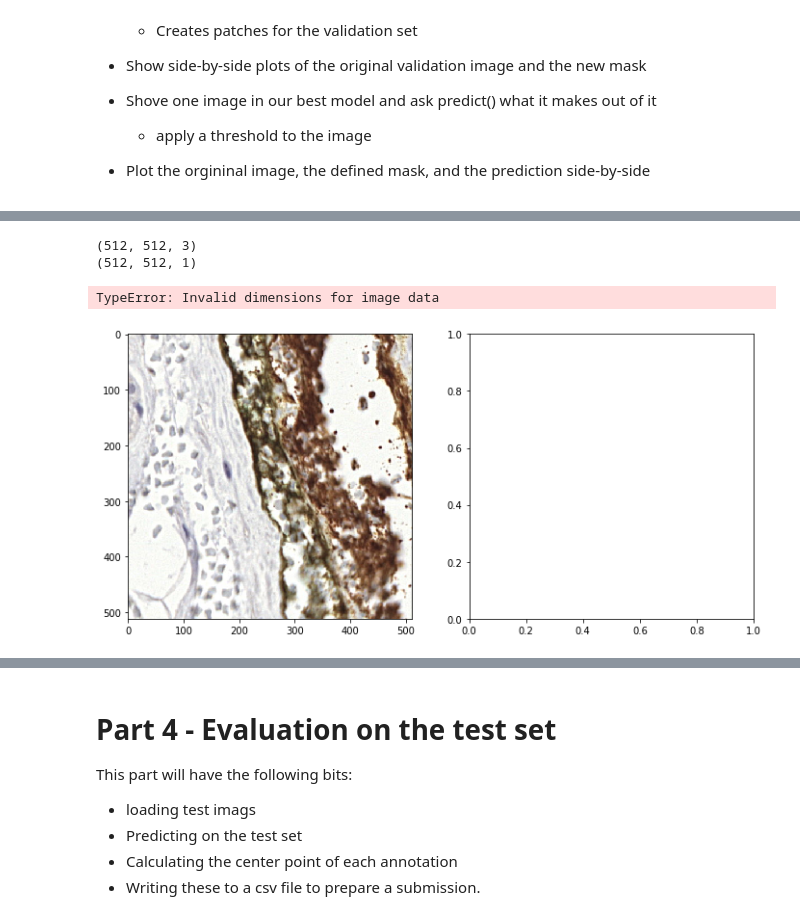
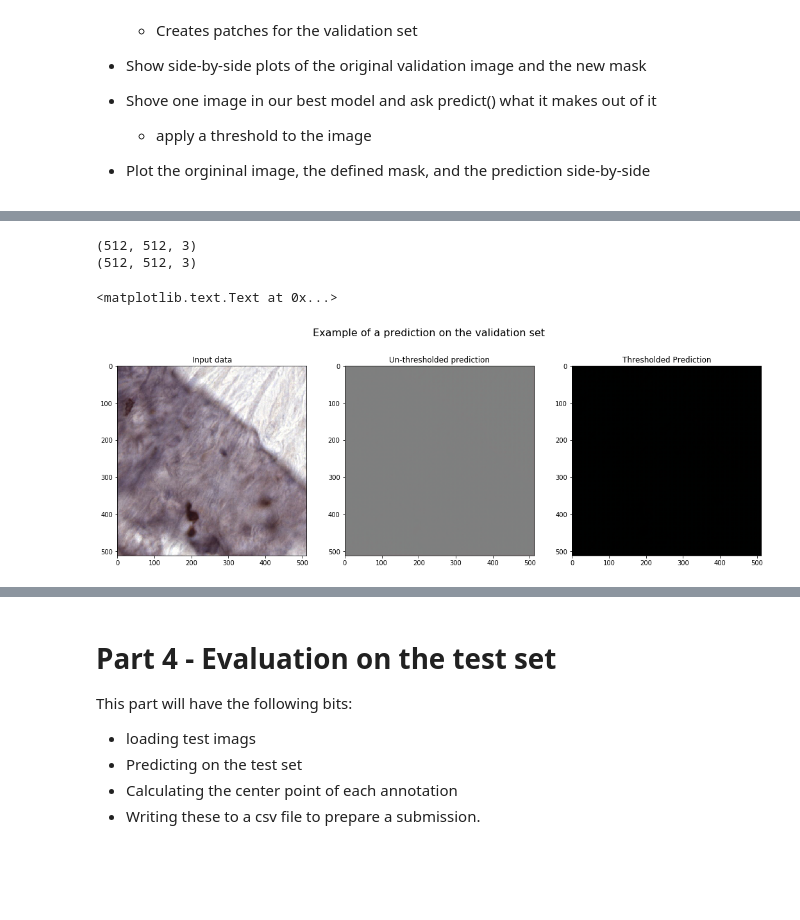
Before and after one commit to jeffluppes/ISMI2018, a Jupyter notebook: Project/ProjectNotebook.ipynb, the cells around one changed output, grey strips where cells are left out. Drawn from its saved outputs; the diff is of its cells as text; code cells hidden in the pictures; blank space fills up the shorter version.

```diff
--- a/Project/ProjectNotebook.ipynb
+++ b/Project/ProjectNotebook.ipynb
@@ -291,5 +280,5 @@ def getCoord(img, img_path, width, height, csv_file):
 # %%
-patches = generate_patches(train_dir, train_masks_dir, 20, 512, 512)
+patches = generate_patches(train_dir, train_masks_dir, 300, 512, 512)
 mask_patches = []
 img_patches = []
 for patch in patches:
@@ -298,5 +287,8 @@ for patch in patches:
 
 #np.asarray(mask_patches)
 #np.asarray(img_patches)
-print("{} images and {} masks".format(len(img_patches), len(mask_patches)))
+print(len(mask_patches))
+print(len(img_patches))
+print("img:  {}".format(np.array(img_patches[0]).shape))
+print("mask: {}".format(np.array(mask_patches[0]).shape))
 # %% [output]
@@ -631,7 +627,7 @@ The below code does the following things:
 * Plot the orgininal image, the defined mask, and the prediction side-by-side
 # %%
 # load our best model
-model = keras.models.load_model('weights.h5') #saved by our callback earlier
+model1 = keras.models.load_model('weights.h5') #saved by our callback earlier
 # %%
 # if it does not exist already, create the validation masks folder
 validation_paths = os.listdir(validation_dir)
@@ -680,6 +676,8 @@ mask 27_CD3_ROI_8_mask.png dimensions: (1217, 1724, 3)
 # %%
 val_images_p = []
 for img in vimg_patches:
-    val_images_p.append(np.asarray(img[:, :, 1]))
+    val_images_p.append(np.asarray(img[:, :, :]))
 
-val_images_p = np.expand_dims(val_images_p[: :], axis=3)
+#sanity checks.. what sizes are we dealing with?
+print(len(val_images_p))
+print(np.shape(val_images_p))
@@ -700,4 +701,4 @@ plt.imshow(vmask_patches[0])
 # %%
 # Make some predictions
-preds_val = model.predict(val_images_p, verbose=1)
+preds_val = model1.predict(np.asarray(val_images_p), verbose=1)
 # %% [output]
@@ -717,22 +718,28 @@ print(np.shape(preds_val_t[0]))
 # %%
 # create a subplot of 1 row
 plt.figure(1, figsize=(18, 6))
+plt.suptitle('Example of a prediction on the validation set', fontsize=16)
+
+idx = 1
 
 # plot original image
 plt.subplot(131)
-print(vimg_patches[0].shape)
-plt.imshow(vimg_patches[0])
+print(vimg_patches[idx].shape)
+plt.imshow(vimg_patches[idx])
+plt.title('Input data')
 
 #plot raw, unthresholded prediction
 plt.subplot(132)
-print(preds_val[0].shape)
-plt.imshow(preds_val[0])
+print(preds_val[idx].shape)
+plt.imshow(preds_val[idx])
+plt.title('Un-thresholded prediction')
 
 #plot thresholded prediction
 plt.subplot(133)
-plt.imshow(preds_val_t[0])
+plt.imshow(preds_val_t[idx])
+plt.title('Thresholded Prediction')
 # %% [output]
 (512, 512, 3)
-(512, 512, 1)
+(512, 512, 3)
-TypeError: Invalid dimensions for image data
+<matplotlib.text.Text at 0x...>
-[figure, old version]
+[figure, new version]
```
Also changed, not shown: parts of 25 cells of this notebook.
